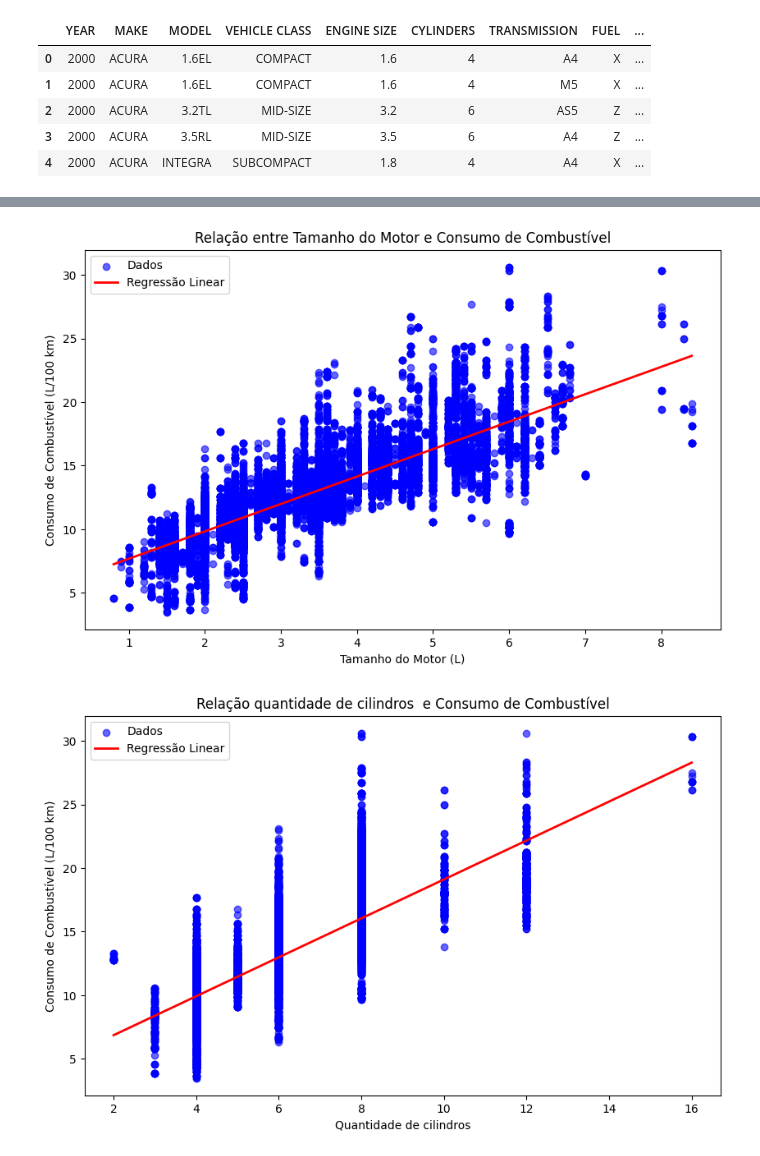
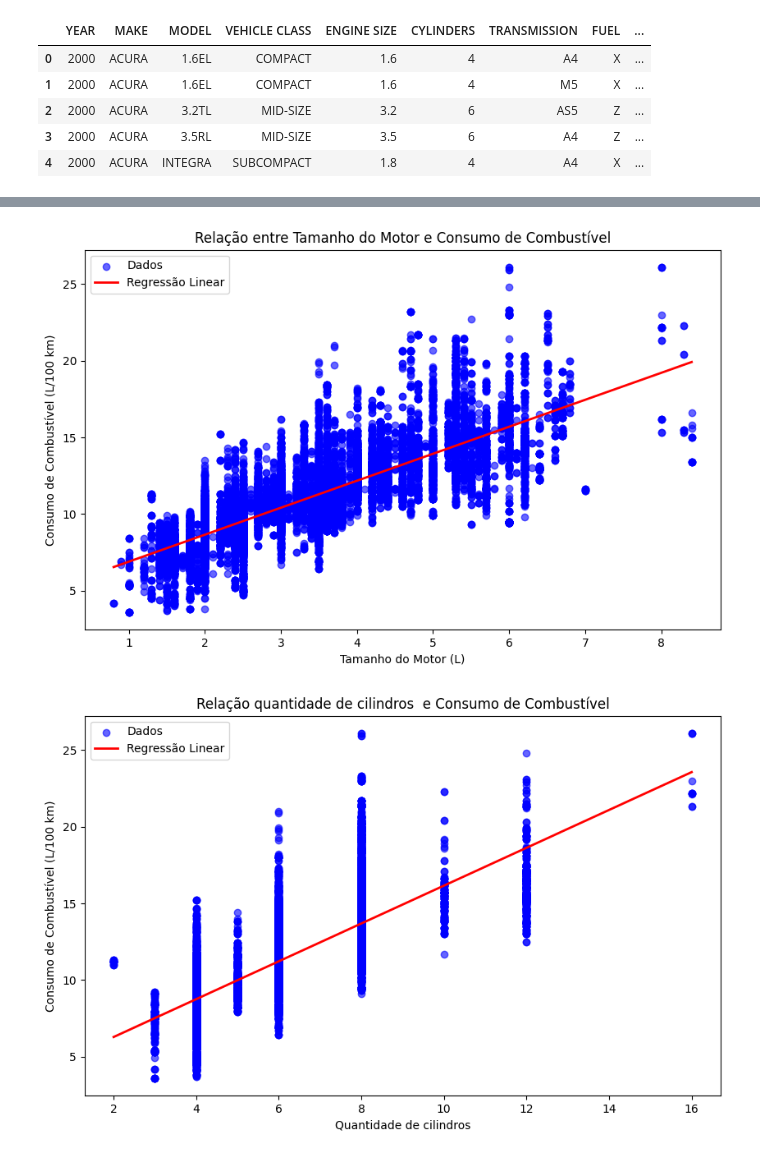
Before and after one commit to DanielFreitassc/projeto_final_ml, a Jupyter notebook: teste.ipynb, the cells around one changed output, grey strips where cells are left out. Cells and saved outputs as stored; diff of their text form; code cells hidden in the pictures.

```diff
--- a/teste.ipynb
+++ b/teste.ipynb
@@ -55,6 +51,6 @@ print(fuel.head())
 # %%
 X = fuel[["ENGINE SIZE"]].values
-y = fuel["FUEL CONSUMPTION"].values
+y = fuel["COMB (L/100 km)"].values
 
 modelo = LinearRegression()
 modelo.fit(X, y)
@@ -74,32 +70,32 @@ plt.legend()
 
 plt.show()
 # %% [output]
-[figure, old version]
+[figure, new version]
 # %%
 df = pd.read_csv('fuel.csv')
 
 X = df[["CYLINDERS"]].values
-y = df["FUEL CONSUMPTION"].values
+y = df["COMB (L/100 km)"].values
 
 modelo = LinearRegression()
 modelo.fit(X, y)
 
 x_range = np.linspace(X.min(), X.max(), 100).reshape(-1, 1)
 y_pred = modelo.predict(x_range)
 
 plt.figure(figsize=(10, 6))
 plt.scatter(X, y, alpha=0.6, color="blue", label="Dados")
 
 plt.plot(x_range, y_pred, color="red", linewidth=2, label="Regressão Linear")
 
 plt.title('Relação quantidade de cilindros  e Consumo de Combustível')
 plt.xlabel('Quantidade de cilindros')
 plt.ylabel('Consumo de Combustível (L/100 km)')
 plt.legend()
 
 plt.show()
 # %% [output]
-[figure, old version]
+[figure, new version]
 # %%
 df = pd.read_csv("fuel.csv", encoding="utf-8")
 
```
Also changed, not shown: parts of 10 cells of this notebook, 10 other files.
